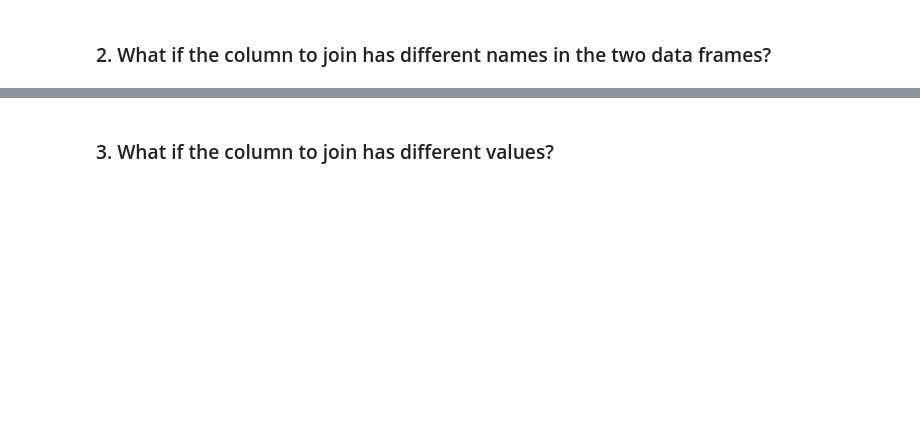
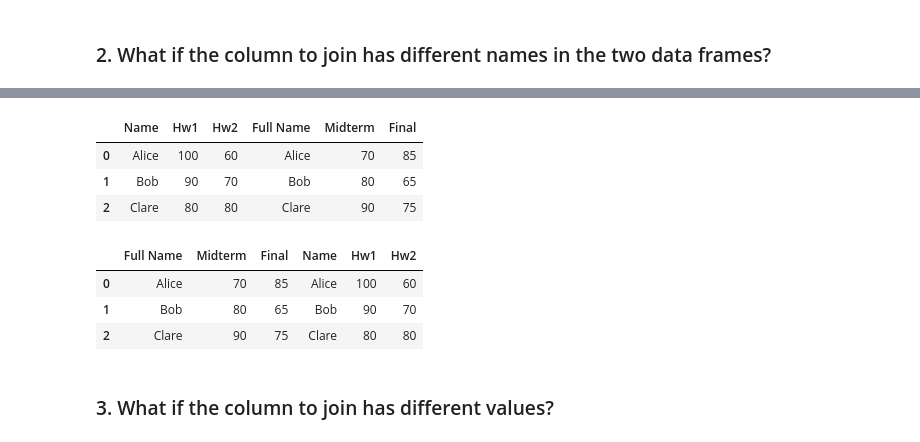
Before and after one commit to ch00226855/CMP464788Spring2023, a Jupyter notebook: Week13_MergeAndConcatenate.ipynb, the cells around one changed output, grey strips where cells are left out. Cells and saved outputs as stored; diff of their text form; code cells hidden in the pictures; blank space fills up the shorter version.

```diff
--- a/Week13_MergeAndConcatenate.ipynb
+++ b/Week13_MergeAndConcatenate.ipynb
@@ -88,3 +175,17 @@ pd.merge(homework, exam, left_on="Name", right_on="Full Name")
+# %%
+homework.merge(exam, left_on="Name", right_on="Full Name")
+# %% [output]
+|  | Name | Hw1 | Hw2 | Full Name | Midterm | Final |
+| 0 | Alice | 100 | 60 | Alice | 70 | 85 |
+| 1 | Bob | 90 | 70 | Bob | 80 | 65 |
+| 2 | Clare | 80 | 80 | Clare | 90 | 75 |
+# %%
+exam.merge(homework, left_on="Full Name", right_on="Name")
+# %% [output]
+|  | Full Name | Midterm | Final | Name | Hw1 | Hw2 |
+| 0 | Alice | 70 | 85 | Alice | 100 | 60 |
+| 1 | Bob | 80 | 65 | Bob | 90 | 70 |
+| 2 | Clare | 90 | 75 | Clare | 80 | 80 |
 # %% [markdown]
 ### 3. What if the column to join has different values?
 # %%
```
Also changed, not shown: parts of 57 cells of this notebook.
